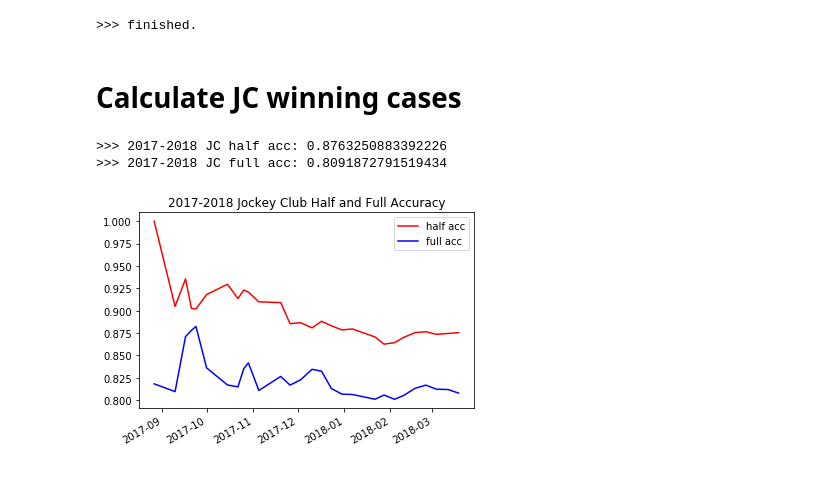
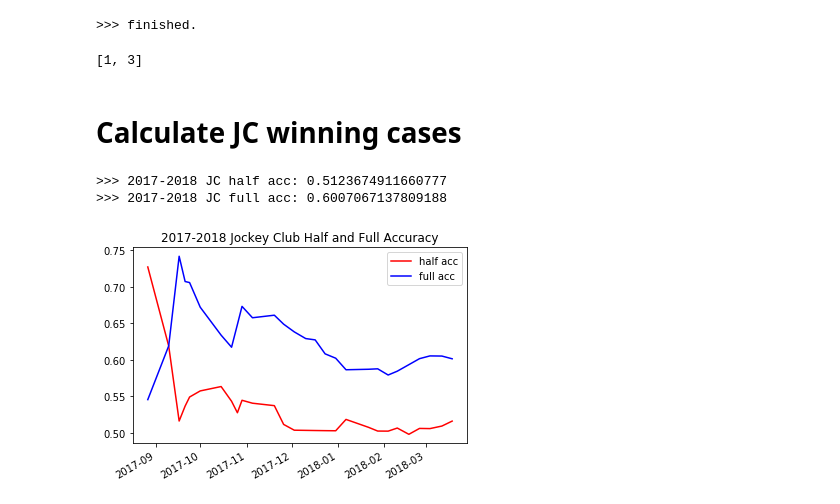
Before and after one commit to cdownsimon/soccer-crawl, a Jupyter notebook: Jockey-Club-Odds.ipynb, the cells around one changed output. Cells and saved outputs as stored; diff of their text form; code cells hidden in the pictures.

```diff
--- a/Jockey-Club-Odds.ipynb
+++ b/Jockey-Club-Odds.ipynb
@@ -277,6 +277,10 @@ print(">>> finished.")
 # %%
 with open('match_instances_table.json','w') as fp:
     json.dump(match_table, fp, indent=4)
+# %%
+[1,5,3][::2]
+# %% [output]
+[1, 3]
 # %% [markdown]
 # Calculate JC winning cases
 # %%
@@ -389,8 +417,8 @@ def plotAccFig(match_odds_table):
     plt.savefig('./{}-{}/jc_acc_plot.png'.format(min(match_dates).year, max(match_dates).year))
     plt.show()
 # %%
-a,b,c = calculateJCWinningAcc(match_table)
+a,b,c = calculateJCWinningAcc(match_table, 10, 10, draw_as_event=True)
 # %% [output]
->>> 2017-2018 JC half acc: 0.8763250883392226
->>> 2017-2018 JC full acc: 0.8091872791519434
+>>> 2017-2018 JC half acc: 0.5123674911660777
+>>> 2017-2018 JC full acc: 0.6007067137809188
-[figure, old version]
+[figure, new version]
```
Also changed, not shown: parts of 1 cell of this notebook.
